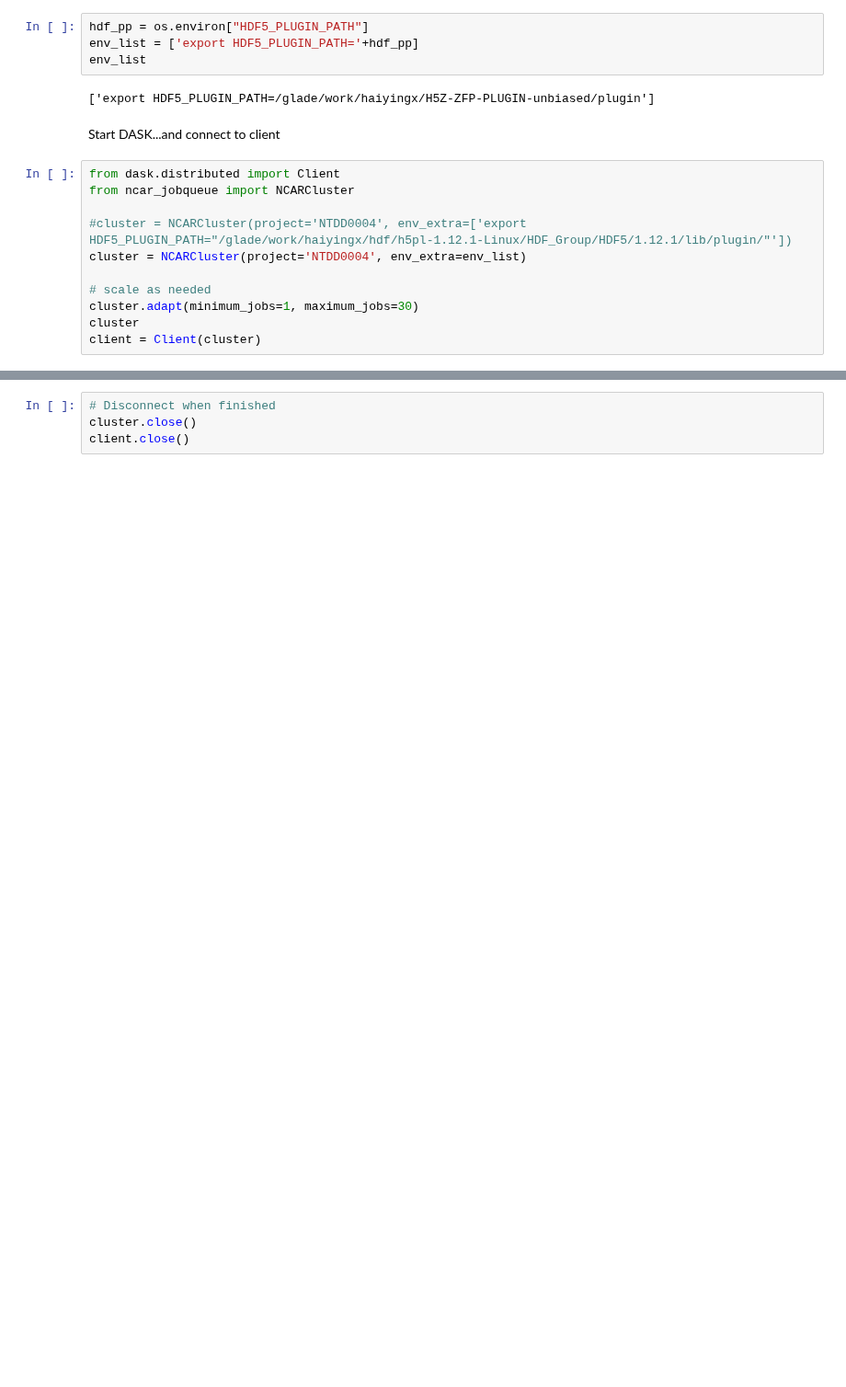
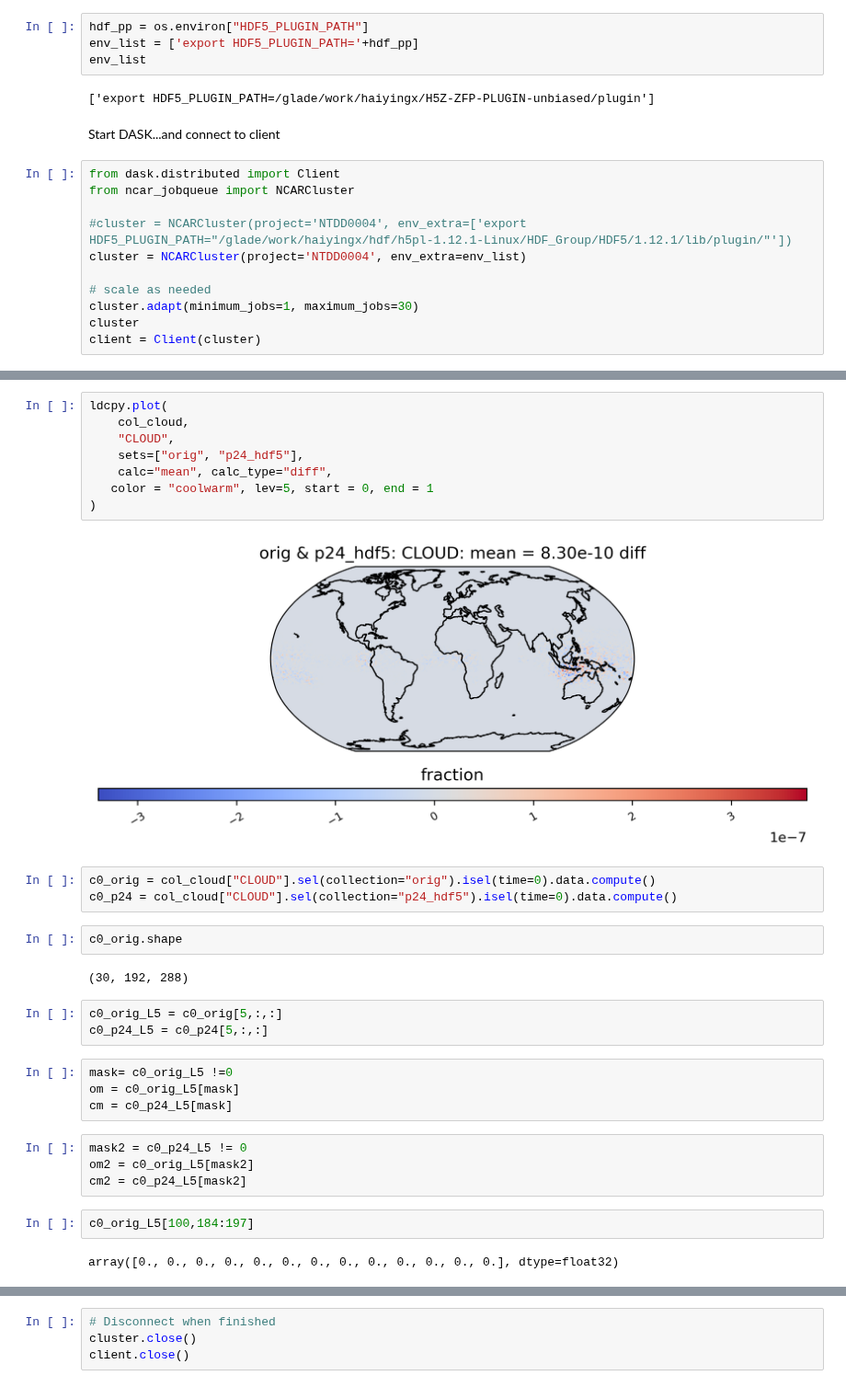
Before and after one commit to pinarda/lcr, a Jupyter notebook: notebooks/allison/allizfp_filter.ipynb, the cells around one changed output, grey strips where cells are left out. Shown at 92% size. Drawn from its saved outputs; the diff is of its cells as text; blank space fills up the shorter version.

```diff
--- a/notebooks/allison/allizfp_filter.ipynb
+++ b/notebooks/allison/allizfp_filter.ipynb
@@ -29,0 +129,32 @@ client = Client(cluster)
+# %%
+ldcpy.plot(
+    col_cloud,
+    "CLOUD",
+    sets=["orig", "p24_hdf5"],
+    calc="mean", calc_type="diff",
+   color = "coolwarm", lev=5, start = 0, end = 1
+)
+# %% [output]
+[figure, added]
+# %%
+c0_orig = col_cloud["CLOUD"].sel(collection="orig").isel(time=0).data.compute()
+c0_p24 = col_cloud["CLOUD"].sel(collection="p24_hdf5").isel(time=0).data.compute()
+# %%
+c0_orig.shape
+# %% [output]
+(30, 192, 288)
+# %%
+c0_orig_L5 = c0_orig[5,:,:]
+c0_p24_L5 = c0_p24[5,:,:]
+# %%
+mask= c0_orig_L5 !=0
+om = c0_orig_L5[mask]
+cm = c0_p24_L5[mask]
+# %%
+mask2 = c0_p24_L5 != 0
+om2 = c0_orig_L5[mask2]
+cm2 = c0_p24_L5[mask2]
+# %%
+c0_orig_L5[100,184:197]
+# %% [output]
+array([0., 0., 0., 0., 0., 0., 0., 0., 0., 0., 0., 0., 0.], dtype=float32)
```
Also changed, not shown: parts of 33 cells of this notebook.
